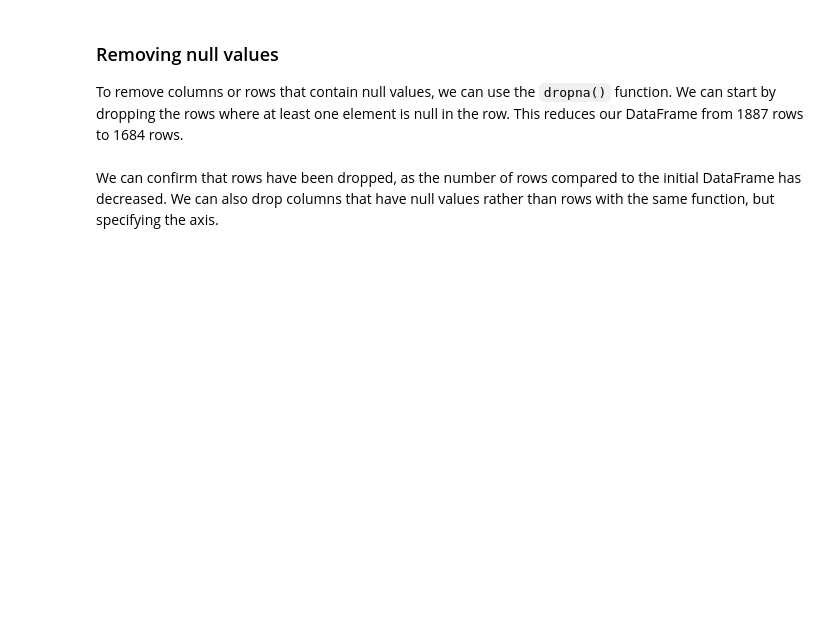
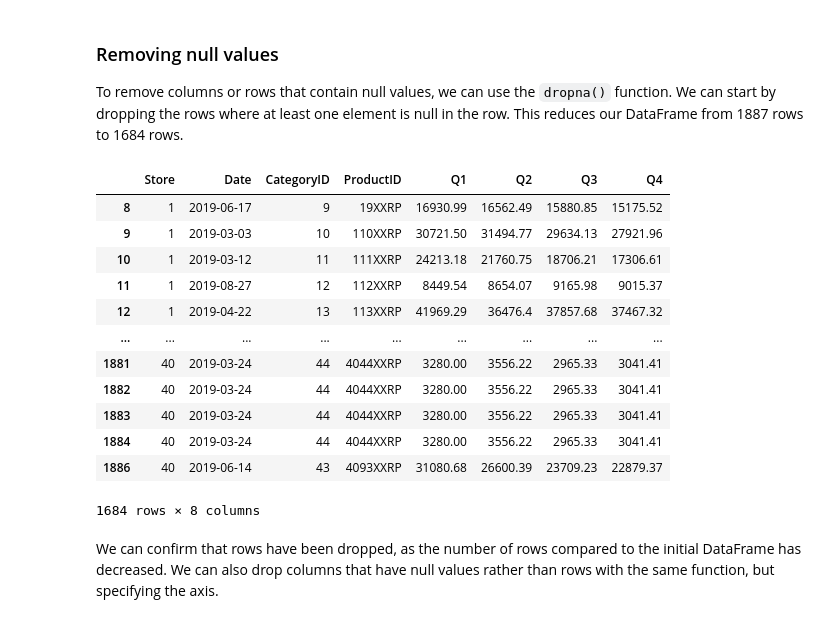
Before and after one commit to evolution-srs/python-and-git-practice, a Jupyter notebook: cfi-practical-data Science-for-data-analysts/python_fundamentals/C2 - Loading & Cleaning Data/1 - Start/3 - Cleaning Data.ipynb, the cells around one changed output. Saved outputs shown, nothing was run; the diff lists cells and outputs as text; code cells hidden in the pictures; blank space fills up the shorter version.

```diff
--- a/cfi-practical-data Science-for-data-analysts/python_fundamentals/C2 - Loading & Cleaning Data/1 - Start/3 - Cleaning Data.ipynb
+++ b/cfi-practical-data Science-for-data-analysts/python_fundamentals/C2 - Loading & Cleaning Data/1 - Start/3 - Cleaning Data.ipynb
@@ -48,5 +116,21 @@ We will look at two different ways to deal with missing data:
 ### Removing null values
 
 To remove columns or rows that contain null values, we can use the `dropna()` function. We can start by dropping the rows where at least one element is null in the row. This reduces our DataFrame from 1887 rows to 1684 rows.
+# %%
+dataframe_3.dropna()
+# %% [output]
+|  | Store | Date | CategoryID | ProductID | Q1 | Q2 | Q3 | Q4 |
+| 8 | 1 | 2019-06-17 | 9 | 19XXRP | 16930.99 | 16562.49 | 15880.85 | 15175.52 |
+| 9 | 1 | 2019-03-03 | 10 | 110XXRP | 30721.50 | 31494.77 | 29634.13 | 27921.96 |
+| 10 | 1 | 2019-03-12 | 11 | 111XXRP | 24213.18 | 21760.75 | 18706.21 | 17306.61 |
+| 11 | 1 | 2019-08-27 | 12 | 112XXRP | 8449.54 | 8654.07 | 9165.98 | 9015.37 |
+| 12 | 1 | 2019-04-22 | 13 | 113XXRP | 41969.29 | 36476.4 | 37857.68 | 37467.32 |
+| ... | ... | ... | ... | ... | ... | ... | ... | ... |
+| 1881 | 40 | 2019-03-24 | 44 | 4044XXRP | 3280.00 | 3556.22 | 2965.33 | 3041.41 |
+| 1882 | 40 | 2019-03-24 | 44 | 4044XXRP | 3280.00 | 3556.22 | 2965.33 | 3041.41 |
+| 1883 | 40 | 2019-03-24 | 44 | 4044XXRP | 3280.00 | 3556.22 | 2965.33 | 3041.41 |
+| 1884 | 40 | 2019-03-24 | 44 | 4044XXRP | 3280.00 | 3556.22 | 2965.33 | 3041.41 |
+| 1886 | 40 | 2019-06-14 | 43 | 4093XXRP | 31080.68 | 26600.39 | 23709.23 | 22879.37 |
+1684 rows × 8 columns
 # %% [markdown]
 We can confirm that rows have been dropped, as the number of rows compared to the initial DataFrame has decreased. We can also drop columns that have null values rather than rows with the same function, but specifying the axis.
```
Also changed, not shown: parts of 17 cells of this notebook, 1 other file.
